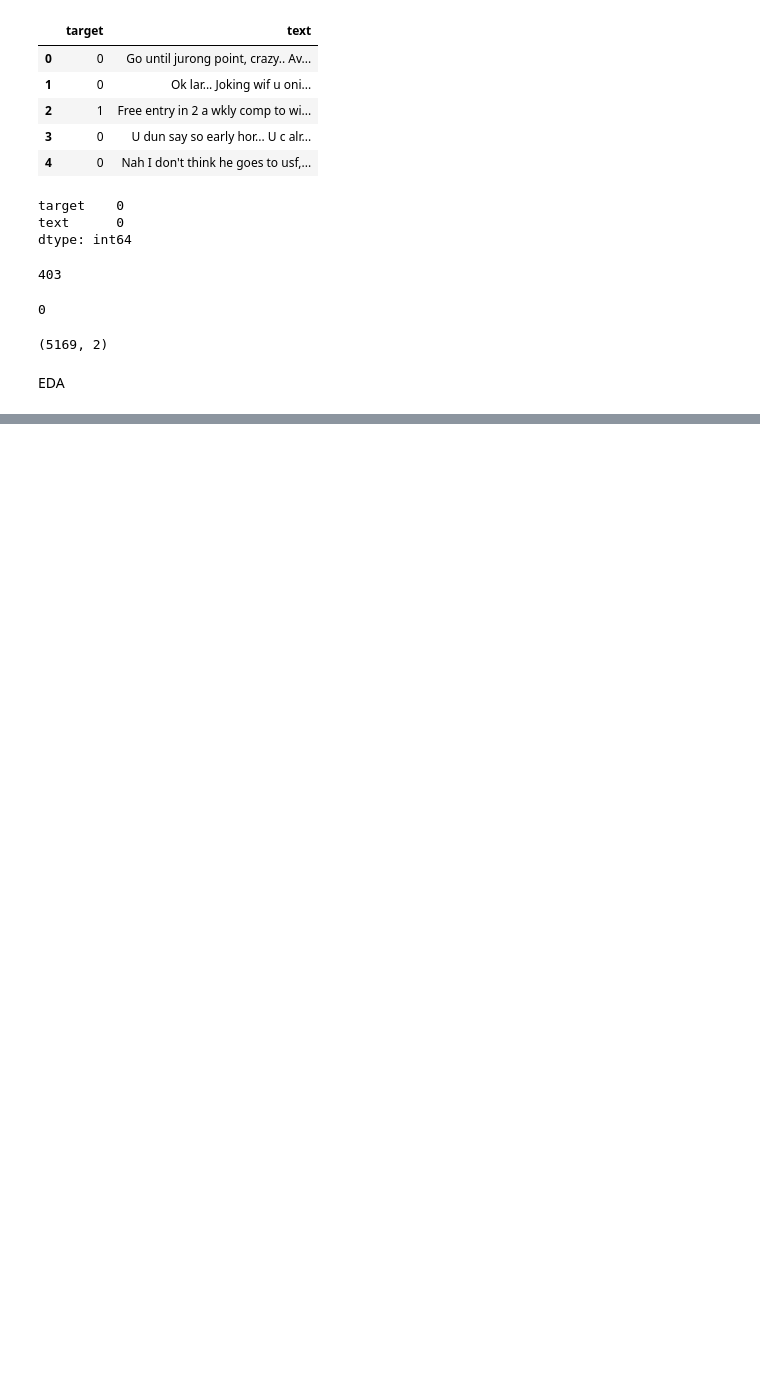
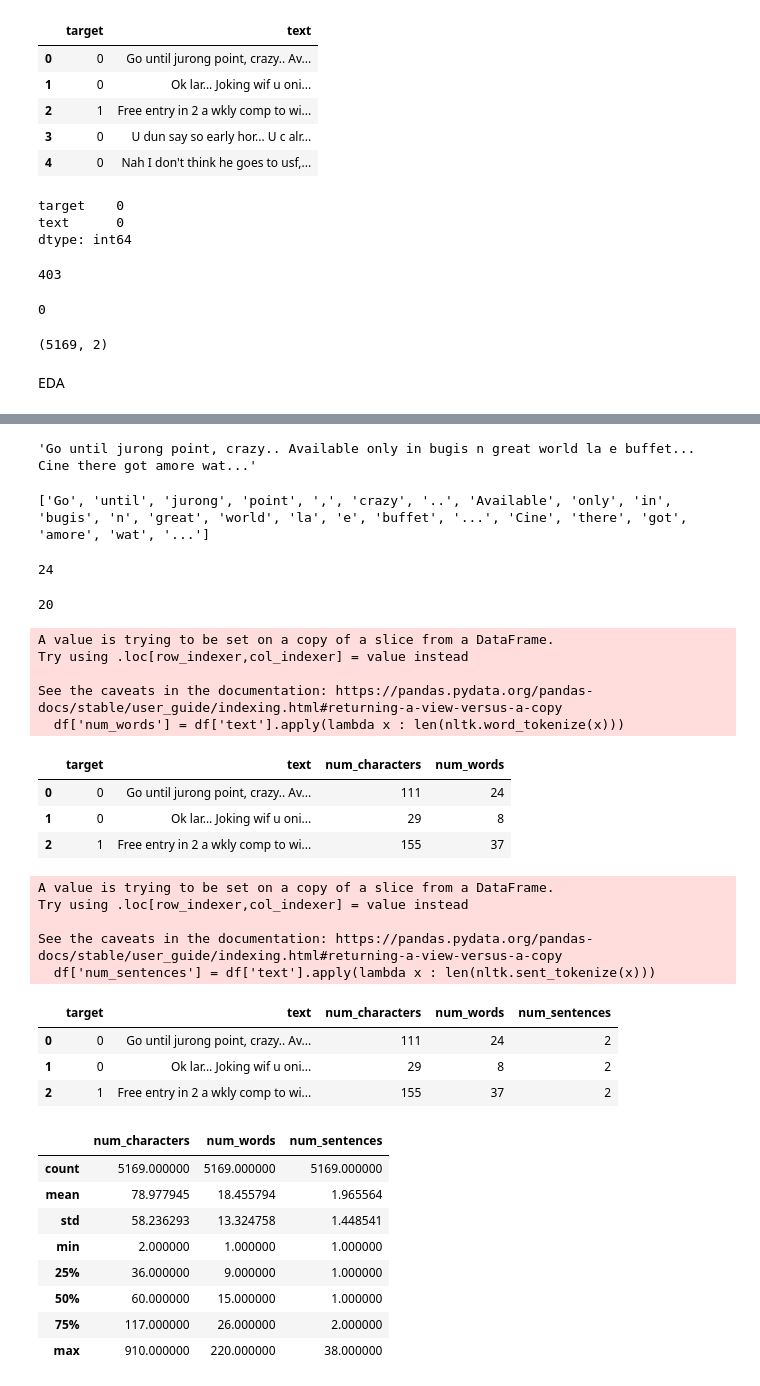
Before and after one commit to itzuditsharma/Sentiment-Analysis-Alexa, a Jupyter notebook: Email_Spam_Classification/process.ipynb, the cells around one changed output, grey strips where cells are left out. Saved outputs shown, nothing was run; the diff lists cells and outputs as text; code cells hidden in the pictures; blank space fills up the shorter version.

```diff
--- a/Email_Spam_Classification/process.ipynb
+++ b/Email_Spam_Classification/process.ipynb
@@ -110,0 +156,59 @@ EDA
+# %%
+df.iloc[0]['text']
+# %% [output]
+'Go until jurong point, crazy.. Available only in bugis n great world la e buffet... Cine there got amore wat...'
+# %%
+x=nltk.word_tokenize(df.iloc[0]['text'])
+print(x)
+# %% [output]
+['Go', 'until', 'jurong', 'point', ',', 'crazy', '..', 'Available', 'only', 'in', 'bugis', 'n', 'great', 'world', 'la', 'e', 'buffet', '...', 'Cine', 'there', 'got', 'amore', 'wat', '...']
+# %%
+len(x)
+# %% [output]
+24
+# %%
+len(df.iloc[0]['text'].split())
+# %% [output]
+20
+# %%
+df['num_words'] = df['text'].apply(lambda x : len(nltk.word_tokenize(x)))
+# %% [output]
+A value is trying to be set on a copy of a slice from a DataFrame.
+Try using .loc[row_indexer,col_indexer] = value instead
+
+See the caveats in the documentation: https://pandas.pydata.org/pandas-docs/stable/user_guide/indexing.html#returning-a-view-versus-a-copy
+  df['num_words'] = df['text'].apply(lambda x : len(nltk.word_tokenize(x)))
+# %%
+df.head(3)
+# %% [output]
+|  | target | text | num_characters | num_words |
+| 0 | 0 | Go until jurong point, crazy.. Av... | 111 | 24 |
+| 1 | 0 | Ok lar... Joking wif u oni... | 29 | 8 |
+| 2 | 1 | Free entry in 2 a wkly comp to wi... | 155 | 37 |
+# %%
+df['num_sentences'] = df['text'].apply(lambda x : len(nltk.sent_tokenize(x)))
+# %% [output]
+A value is trying to be set on a copy of a slice from a DataFrame.
+Try using .loc[row_indexer,col_indexer] = value instead
+
+See the caveats in the documentation: https://pandas.pydata.org/pandas-docs/stable/user_guide/indexing.html#returning-a-view-versus-a-copy
+  df['num_sentences'] = df['text'].apply(lambda x : len(nltk.sent_tokenize(x)))
+# %%
+df.head(3)
+# %% [output]
+|  | target | text | num_characters | num_words | num_sentences |
+| 0 | 0 | Go until jurong point, crazy.. Av... | 111 | 24 | 2 |
+| 1 | 0 | Ok lar... Joking wif u oni... | 29 | 8 | 2 |
+| 2 | 1 | Free entry in 2 a wkly comp to wi... | 155 | 37 | 2 |
+# %%
+df[['num_characters','num_words','num_sentences']].describe()
+# %% [output]
+|  | num_characters | num_words | num_sentences |
+| count | 5169.000000 | 5169.000000 | 5169.000000 |
+| mean | 78.977945 | 18.455794 | 1.965564 |
+| std | 58.236293 | 13.324758 | 1.448541 |
+| min | 2.000000 | 1.000000 | 1.000000 |
+| 25% | 36.000000 | 9.000000 | 1.000000 |
+| 50% | 60.000000 | 15.000000 | 1.000000 |
+| 75% | 117.000000 | 26.000000 | 2.000000 |
+| max | 910.000000 | 220.000000 | 38.000000 |
```
Also changed, not shown: parts of 9 cells of this notebook.
